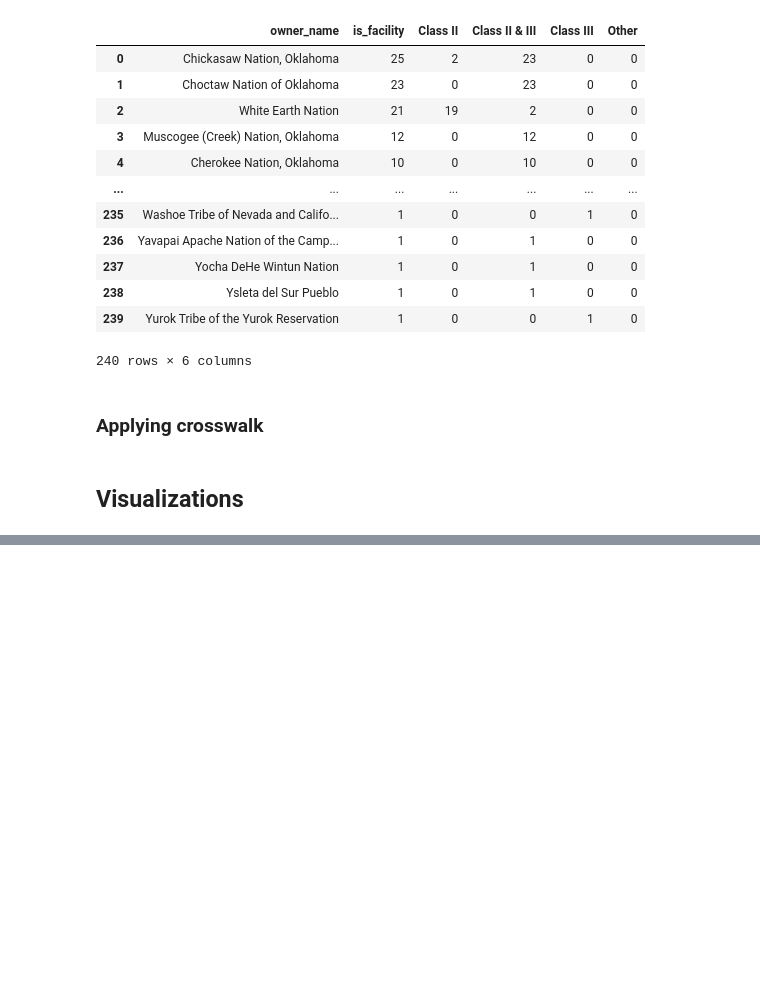
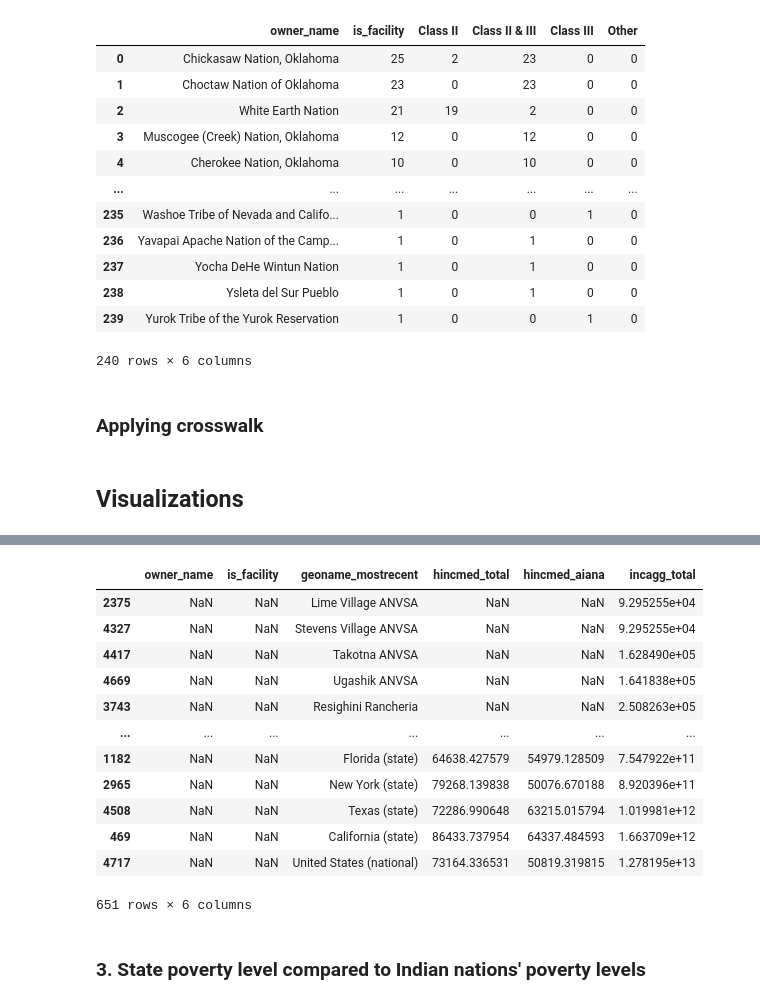
Before and after one commit to hnmns/Static-Visualization-Project, a Jupyter notebook: visualization/NIGC_native_econ_trends_visualization.ipynb, the cells around one changed output, grey strips where cells are left out. Saved outputs shown, nothing was run; the diff lists cells and outputs as text; code cells hidden in the pictures; blank space fills up the shorter version.

```diff
--- a/visualization/NIGC_native_econ_trends_visualization.ipynb
+++ b/visualization/NIGC_native_econ_trends_visualization.ipynb
@@ -106,2 +108,4 @@ trends = nigc_all_counts.merge(net, on='geoname_mostrecent', how='outer')
 # %% [markdown]
 ## Visualizations
+# %%
+gaming_net_crosswalked = pd.read_csv('../data/clean/gaming_net_crosswalked.csv')
@@ -107,0 +267,5 @@ trends = nigc_all_counts.merge(net, on='geoname_mostrecent', how='outer')
+# %%
+gaming_net_crosswalked_2018 = gaming_net_crosswalked.loc[
+        gaming_net_crosswalked['datayear']==2018,
+        ['owner_name', 'is_facility', 'geoname_mostrecent', 'hincmed_total', 'hincmed_aiana', 'incagg_total']
+    ].dropna(subset=['incagg_total'])
@@ -107,0 +288,18 @@ trends = nigc_all_counts.merge(net, on='geoname_mostrecent', how='outer')
+# %%
+gaming_net_crosswalked_2018.sort_values(by='incagg_total', ascending=True)
+# %% [output]
+|  | owner_name | is_facility | geoname_mostrecent | hincmed_total | hincmed_aiana | incagg_total |
+| 2375 | NaN | NaN | Lime Village ANVSA | NaN | NaN | 9.295255e+04 |
+| 4327 | NaN | NaN | Stevens Village ANVSA | NaN | NaN | 9.295255e+04 |
+| 4417 | NaN | NaN | Takotna ANVSA | NaN | NaN | 1.628490e+05 |
+| 4669 | NaN | NaN | Ugashik ANVSA | NaN | NaN | 1.641838e+05 |
+| 3743 | NaN | NaN | Resighini Rancheria | NaN | NaN | 2.508263e+05 |
+| ... | ... | ... | ... | ... | ... | ... |
+| 1182 | NaN | NaN | Florida (state) | 64638.427579 | 54979.128509 | 7.547922e+11 |
+| 2965 | NaN | NaN | New York (state) | 79268.139838 | 50076.670188 | 8.920396e+11 |
+| 4508 | NaN | NaN | Texas (state) | 72286.990648 | 63215.015794 | 1.019981e+12 |
+| 469 | NaN | NaN | California (state) | 86433.737954 | 64337.484593 | 1.663709e+12 |
+| 4717 | NaN | NaN | United States (national) | 73164.336531 | 50819.319815 | 1.278195e+13 |
+651 rows × 6 columns
+# %% [markdown]
+### 3. State poverty level compared to Indian nations' poverty levels
```
Also changed, not shown: parts of 57 cells of this notebook, 4 other files.
